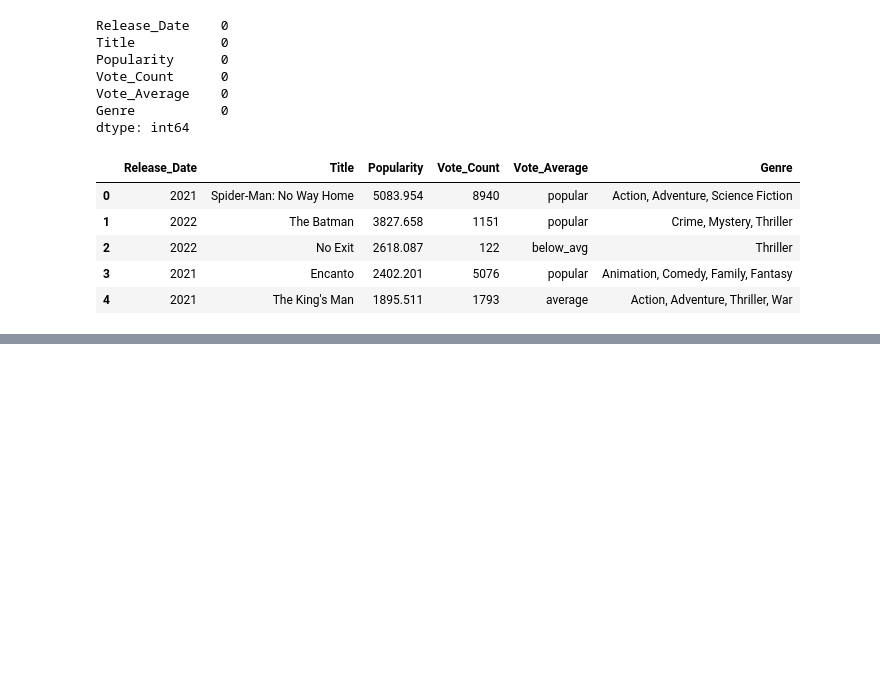
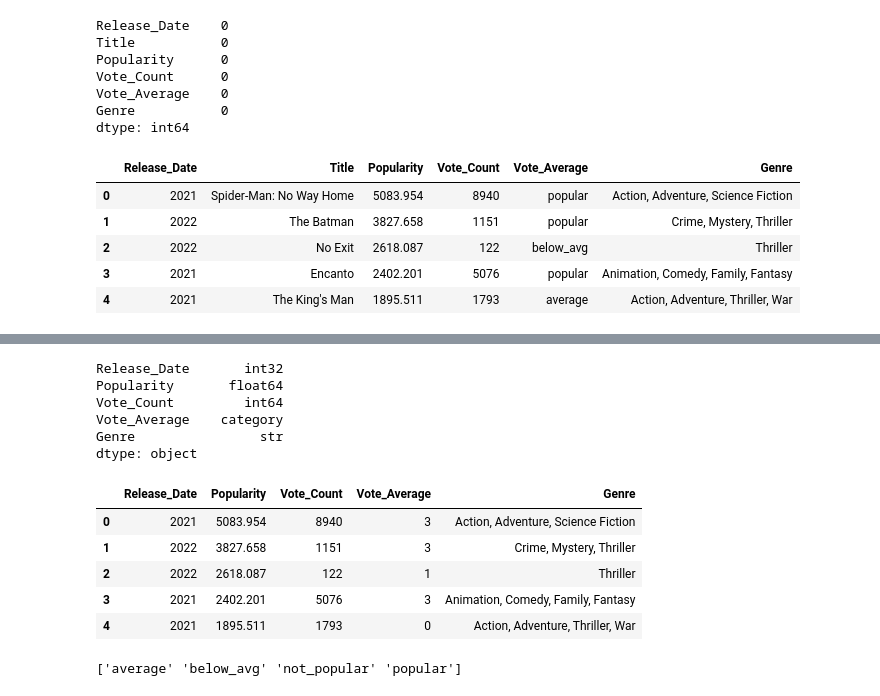
Before and after one commit to Deptator/data-science-projects, a Jupyter notebook: 01-Netflix-Data-Analysis/02-prediction-model.ipynb, the cells around one changed output, grey strips where cells are left out. Saved outputs shown, nothing was run; the diff lists cells and outputs as text; code cells hidden in the pictures; blank space fills up the shorter version.

```diff
--- a/01-Netflix-Data-Analysis/02-prediction-model.ipynb
+++ b/01-Netflix-Data-Analysis/02-prediction-model.ipynb
@@ -426,0 +242,28 @@ Seaborn: 0.13.2
+# %%
+## Checking Data Types
+df_ml.dtypes
+# %% [output]
+Release_Date       int32
+Popularity       float64
+Vote_Count         int64
+Vote_Average    category
+Genre                str
+dtype: object
+# %%
+## Encoding Vote Average
+from sklearn.preprocessing import LabelEncoder
+le = LabelEncoder()
+
+df_ml['Vote_Average'] = le.fit_transform(df_ml['Vote_Average'])
+df_ml.head()
+# %% [output]
+|  | Release_Date | Popularity | Vote_Count | Vote_Average | Genre |
+| 0 | 2021 | 5083.954 | 8940 | 3 | Action, Adventure, Science Fiction |
+| 1 | 2022 | 3827.658 | 1151 | 3 | Crime, Mystery, Thriller |
+| 2 | 2022 | 2618.087 | 122 | 1 | Thriller |
+| 3 | 2021 | 2402.201 | 5076 | 3 | Animation, Comedy, Family, Fantasy |
+| 4 | 2021 | 1895.511 | 1793 | 0 | Action, Adventure, Thriller, War |
+# %%
+print(le.classes_)
+# %% [output]
+['average' 'below_avg' 'not_popular' 'popular']
```
Also changed, not shown: parts of 44 cells of this notebook, 1 other file.
